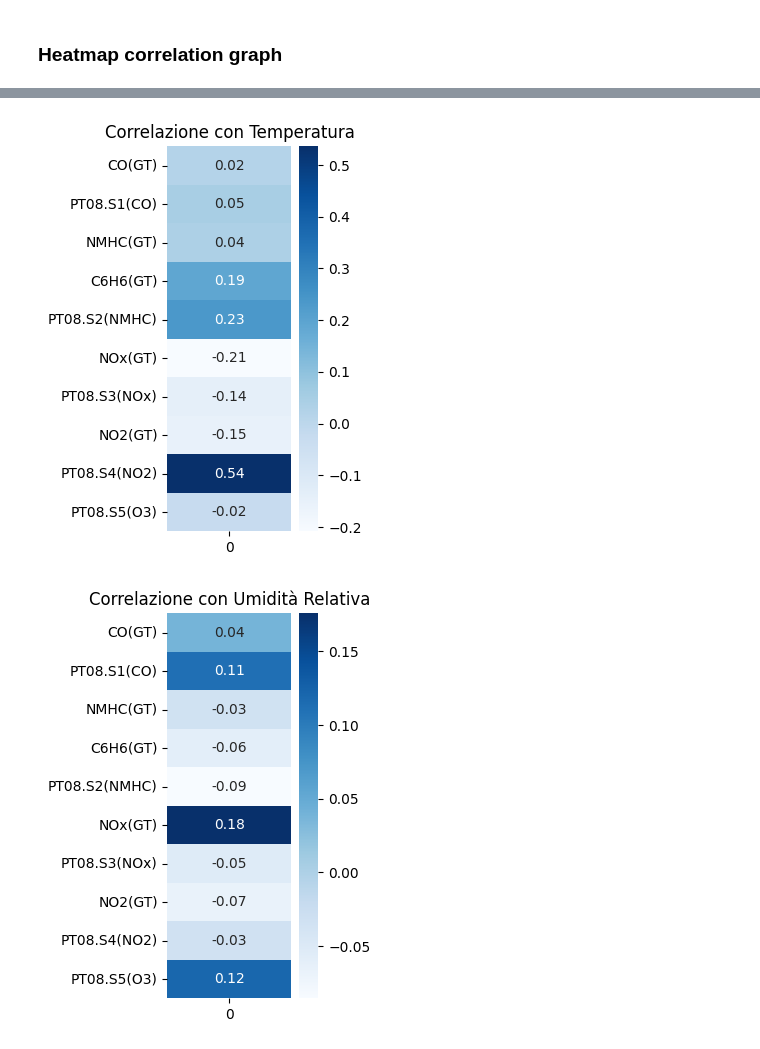
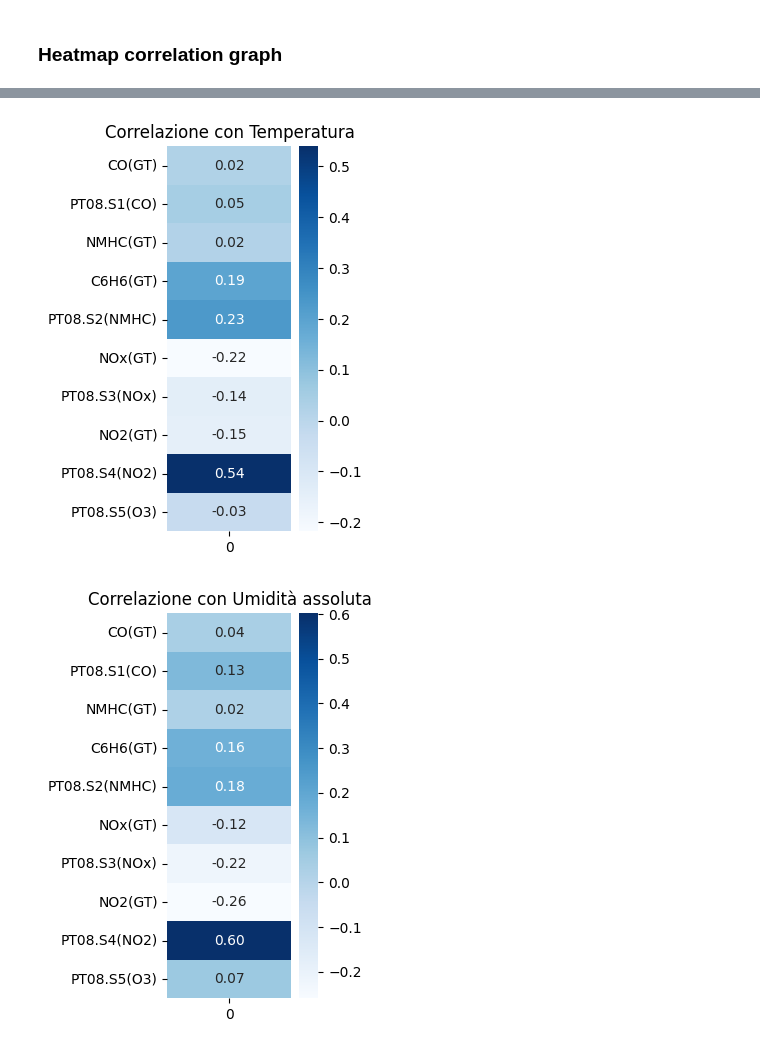
Before and after one commit to tbimbato/Air-Quality-EDA, a Jupyter notebook: Eda01.ipynb, the cells around one changed output, grey strips where cells are left out. Cells and saved outputs as stored; diff of their text form; code cells hidden in the pictures.

```diff
--- a/Eda01.ipynb
+++ b/Eda01.ipynb
@@ -415,8 +416,8 @@ print("Correlazione con la Temperatura (T):")
 print(corr_with_temp)
 
 # corr with relative humidity HR
-corr_with_humidity = pollutants.corrwith(aiq_data['RH'])
-print("\nCorrelazione con l'Umidità Relativa (RH):")
+corr_with_humidity = pollutants.corrwith(aiq_data['AH'])
+print("\nCorrelazione con l'Umidità Assoluta (AH):")
 print(corr_with_humidity)
 
 # Heatmap plot
@@ -427,7 +428,7 @@ plt.show()
 
 plt.figure(figsize=(2, 5))
 sb.heatmap(corr_with_humidity.to_frame(), annot=True, cmap='Blues', fmt=".2f")
-plt.title("Correlazione con Umidità Relativa")
+plt.title("Correlazione con Umidità assoluta")
 plt.show()
 # %% [output]
 Correlazione con la Temperatura (T):
@@ -449,3 +450,3 @@ PT08.S5(O3)      0.119786
 dtype: float64
-[figure, old version]
+[figure, new version]
-[figure, old version]
+[figure, new version]
```
Also changed, not shown: parts of 5 cells of this notebook, 4 other files.
